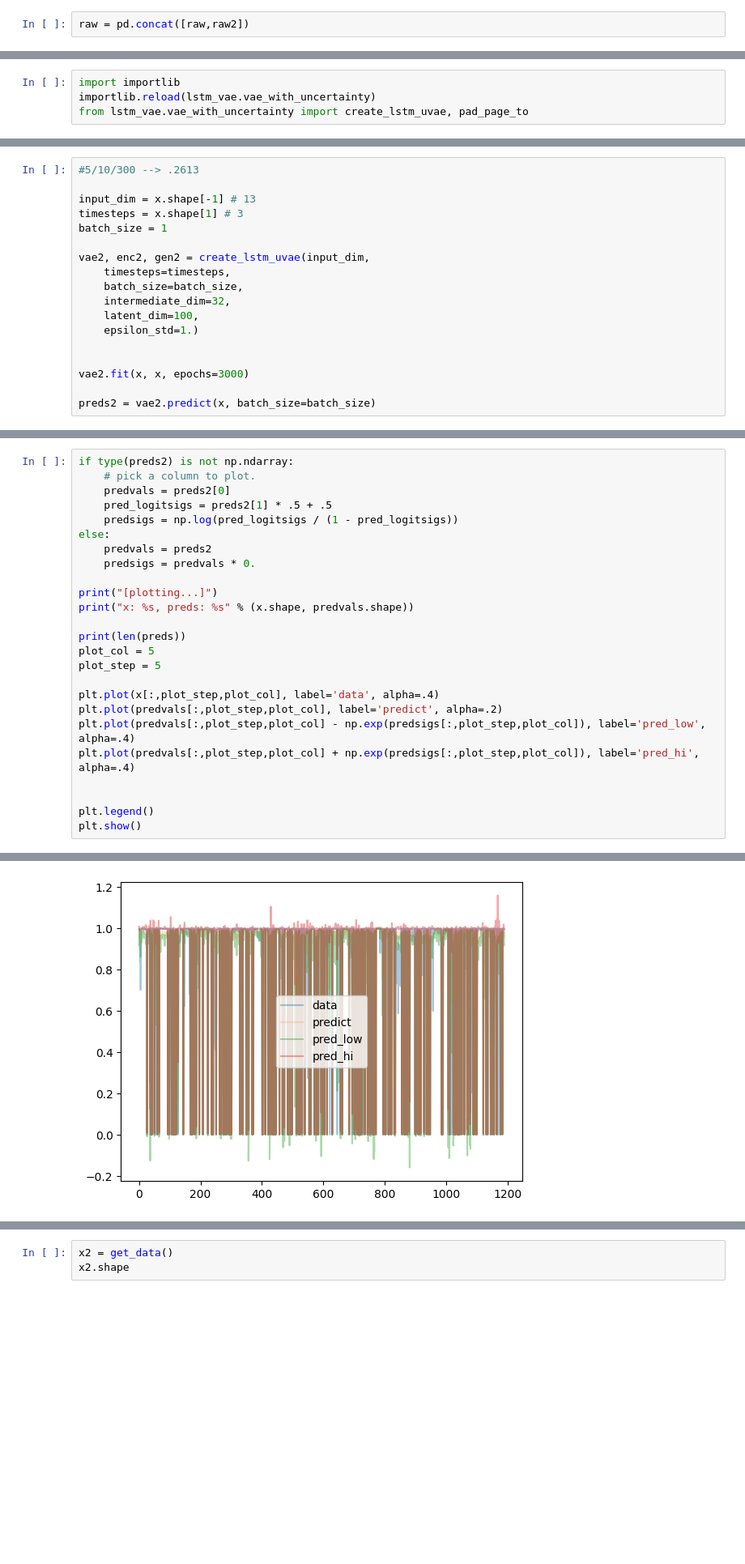
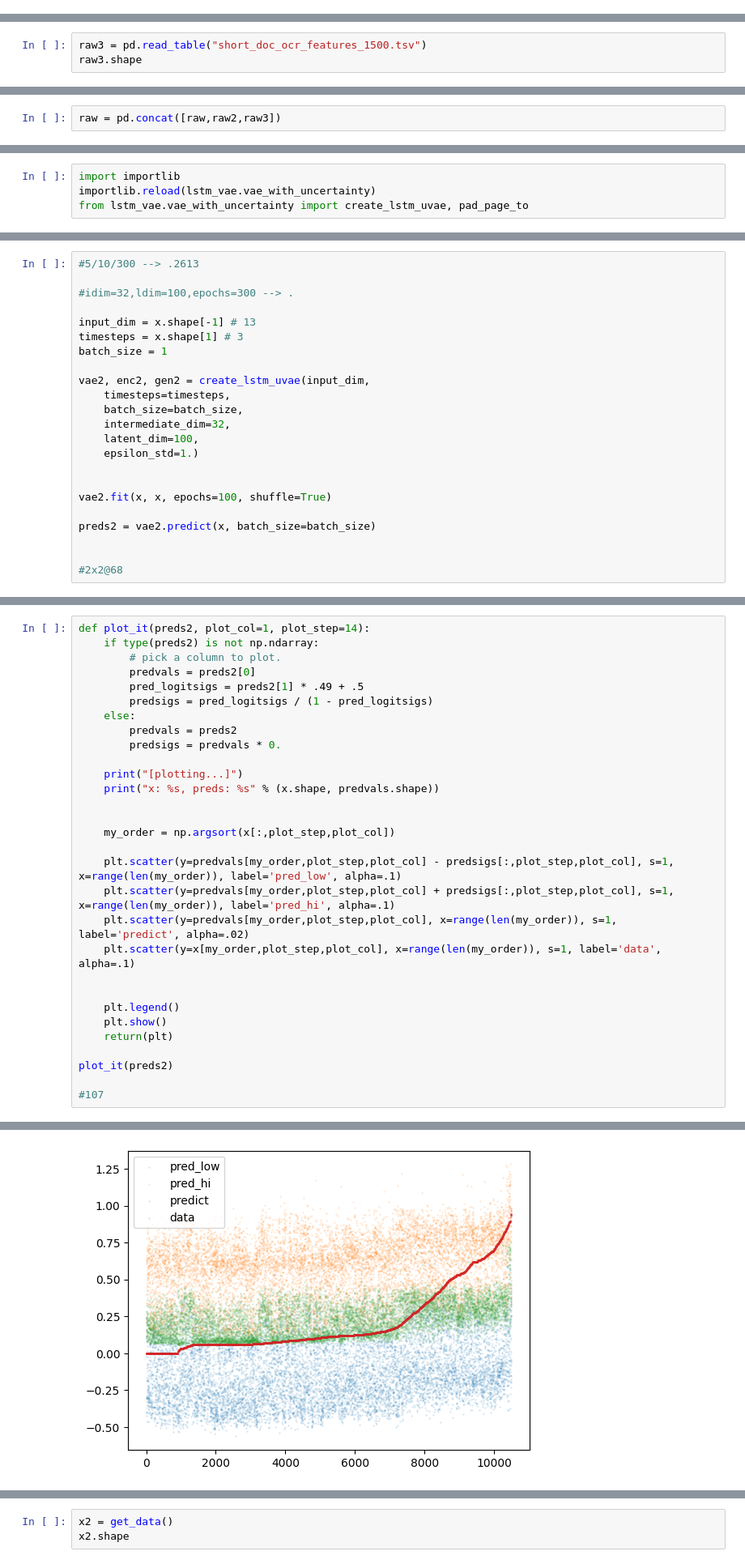
Before and after one commit to xCures/keras_lstm_vae, a Jupyter notebook: Untitled.ipynb, the cells around one changed output, grey strips where cells are left out. Shown at 81% size. Saved outputs shown, nothing was run; the diff lists cells and outputs as text; blank space fills up the shorter version.

```diff
--- a/Untitled.ipynb
+++ b/Untitled.ipynb
@@ -21,2 +15,0 @@ raw2.shape
-# %%
-raw = pd.concat([raw,raw2])
@@ -26,0 +21,3 @@ raw.shape
+# %%
+raw3 = pd.read_table("short_doc_ocr_features_1500.tsv")
+raw3.shape
@@ -26,0 +26,2 @@ raw.shape
+# %%
+raw = pd.concat([raw,raw2,raw3])
@@ -123,5 +92,7 @@ KeyboardInterrupt:
 # %%
 #5/10/300 --> .2613
+
+#idim=32,ldim=100,epochs=300 --> .
 
 input_dim = x.shape[-1] # 13
 timesteps = x.shape[1] # 3
@@ -135,9 +106,12 @@ vae2, enc2, gen2 = create_lstm_uvae(input_dim,
     epsilon_std=1.)
 
 
-vae2.fit(x, x, epochs=3000)
+vae2.fit(x, x, epochs=100, shuffle=True)
 
 preds2 = vae2.predict(x, batch_size=batch_size)
+
+
+#2x2@68
 # %% [output]
 <class 'tensorflow.python.framework.ops.Tensor'>
 WARNING:tensorflow:Output {0} missing from loss dictionary. We assume this was done on purpose. The fit and evaluate APIs will not be expecting any data to be passed to decoder_mean.
@@ -159,27 +133,32 @@ Epoch 3000/3000
 # %%
-if type(preds2) is not np.ndarray:
-    # pick a column to plot.
-    predvals = preds2[0]
-    pred_logitsigs = preds2[1] * .5 + .5
-    predsigs = np.log(pred_logitsigs / (1 - pred_logitsigs))
-else:
-    predvals = preds2
-    predsigs = predvals * 0.
+def plot_it(preds2, plot_col=1, plot_step=14):
+    if type(preds2) is not np.ndarray:
+        # pick a column to plot.
+        predvals = preds2[0]
+        pred_logitsigs = preds2[1] * .49 + .5
+        predsigs = pred_logitsigs / (1 - pred_logitsigs)
+    else:
+        predvals = preds2
+        predsigs = predvals * 0.
 
-print("[plotting...]")
-print("x: %s, preds: %s" % (x.shape, predvals.shape))
-
-print(len(preds))
-plot_col = 5
-plot_step = 5
-
-plt.plot(x[:,plot_step,plot_col], label='data', alpha=.4)
-plt.plot(predvals[:,plot_step,plot_col], label='predict', alpha=.2)
-plt.plot(predvals[:,plot_step,plot_col] - np.exp(predsigs[:,plot_step,plot_col]), label='pred_low', alpha=.4)
-plt.plot(predvals[:,plot_step,plot_col] + np.exp(predsigs[:,plot_step,plot_col]), label='pred_hi', alpha=.4)
+    print("[plotting...]")
+    print("x: %s, preds: %s" % (x.shape, predvals.shape))
 
 
-plt.legend()
-plt.show()
+    my_order = np.argsort(x[:,plot_step,plot_col])
+
+    plt.scatter(y=predvals[my_order,plot_step,plot_col] - predsigs[:,plot_step,plot_col], s=1, x=range(len(my_order)), label='pred_low', alpha=.1)
+    plt.scatter(y=predvals[my_order,plot_step,plot_col] + predsigs[:,plot_step,plot_col], s=1, x=range(len(my_order)), label='pred_hi', alpha=.1)
+    plt.scatter(y=predvals[my_order,plot_step,plot_col], x=range(len(my_order)), s=1, label='predict', alpha=.02)
+    plt.scatter(y=x[my_order,plot_step,plot_col], x=range(len(my_order)), s=1, label='data', alpha=.1)
+
+
+    plt.legend()
+    plt.show()
+    return(plt)
+
+plot_it(preds2)
+
+#107
 # %% [output]
 [plotting...]
@@ -188 +166 @@ x: (1190, 30, 7), preds: (1190, 30, 7)
-[figure, old version]
+[figure, new version]
```
Also changed, not shown: parts of 33 cells of this notebook, 4 other files.
